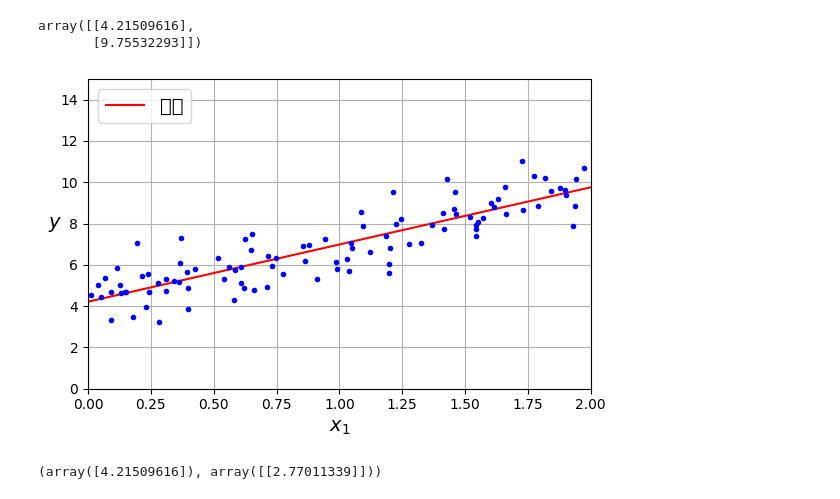
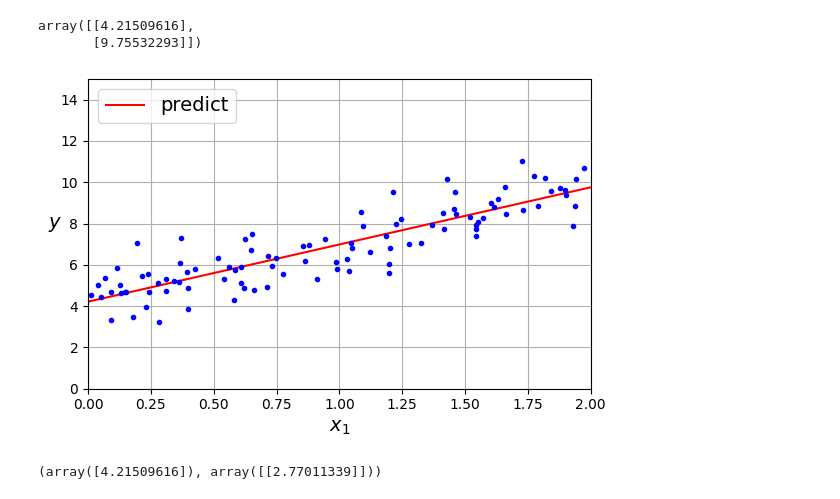
Before and after one commit to aaronkr-classroom/6-model-training-pm-yeonjunjeong, a Jupyter notebook: 04_training_linear_models.ipynb, the cells around one changed output. Cells and saved outputs as stored; diff of their text form; code cells hidden in the pictures.

```diff
--- a/04_training_linear_models.ipynb
+++ b/04_training_linear_models.ipynb
@@ -92,23 +95,23 @@ array([[4.21509616],
 # %%
 import matplotlib.pyplot as plt
 
 plt.figure(figsize=(6, 4))  # 추가 코드
 # ...
 
-plt.plot(X_new, y_predict, "r-", label="예측")
+plt.plot(X_new, y_predict, "r-", label="predict")
 plt.plot(X, y, "b.")
 
 # 추가 코드 - 그림 4-2를 꾸미고 저장합니다.
 plt.xlabel("$x_1$")
 plt.ylabel("$y$", rotation=0)
 plt.axis([0, 2, 0, 15])
 plt.grid()
 plt.legend(loc="upper left")
 save_fig("linear_model_predictions_plot")
 
 plt.show()
 # %% [output]
-[figure, old version]
+[figure, new version]
 # %%
 from sklearn.linear_model import LinearRegression
 
```
Also changed, not shown: parts of 19 cells of this notebook.
